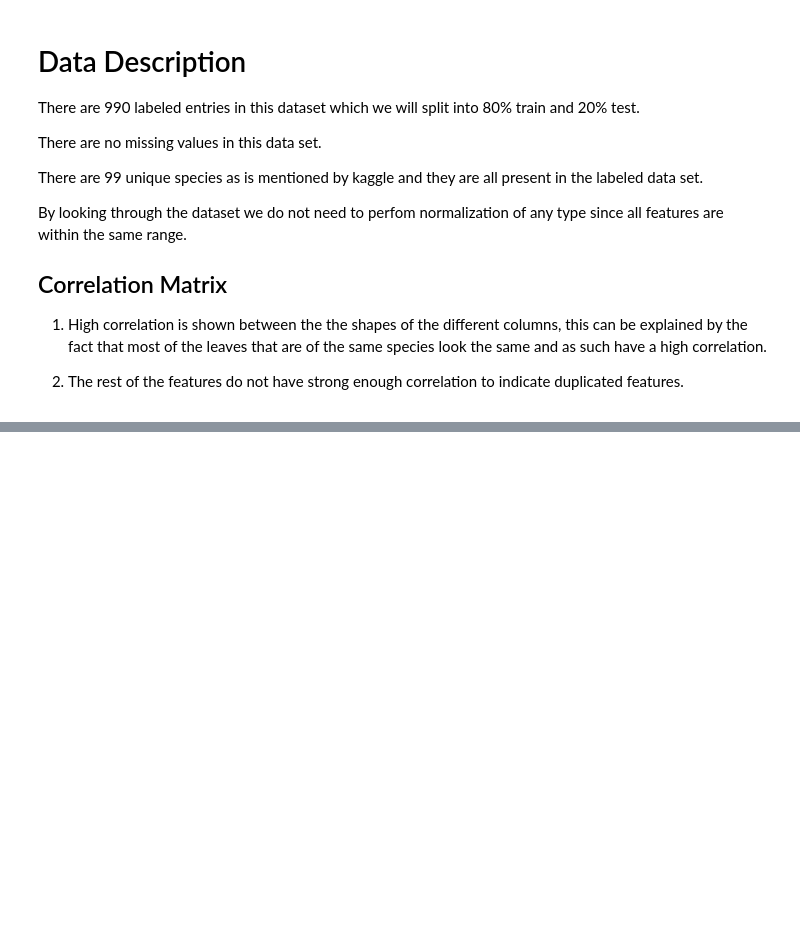
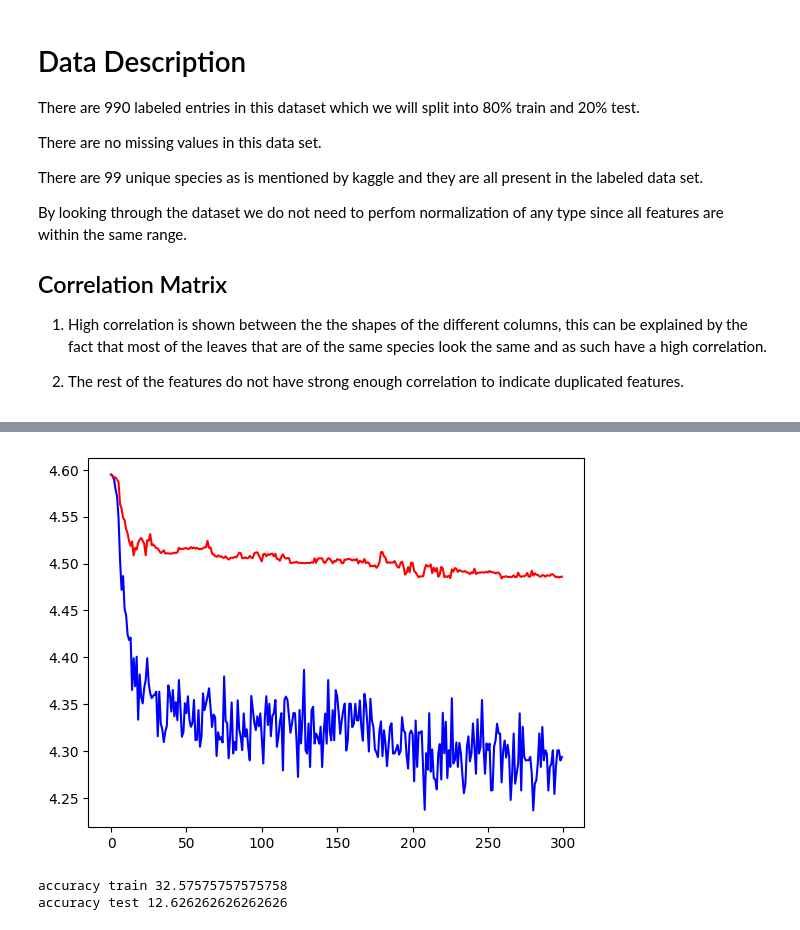
Before and after one commit to a-elhawary/leaf_classifier_cnn, a Jupyter notebook: project.ipynb, the cells around one changed output, grey strips where cells are left out. Cells and saved outputs as stored; diff of their text form; code cells hidden in the pictures; blank space fills up the shorter version.

```diff
--- a/project.ipynb
+++ b/project.ipynb
@@ -271,23 +287,0 @@ Classifier(
-# %%
-def train(model, epochs, batch_size):
-    dataloader = DataLoader(data, batch_size, shuffle=True, num_workers=3, pin_memory=True)
-    opt = torch.optim.Adam(model.parameters(), lr=0.00001)
-    losses = []
-
-    for epoch in range(epochs):
-        print(f"Starting Epoch {epoch + 1}")
-        for images, labels in tqdm(dataloader):
-            images = images.to(device)
-            opt.zero_grad()
-            predictions = model(images)
-            labels = F.one_hot(labels, num_classes=99)
-            loss = predictions - labels
-            loss = loss.sum()
-            loss.backward()
-            opt.step()
-            losses.append(loss)
-        print(f"Loss {loss}")
-
-    return losses
-
-train(classifier, 20, 500)
@@ -295,0 +361,30 @@ Starting Epoch 1
+# %%
+plt.plot(range(len(losses[0])), losses[0], "b")
+plt.plot(range(len(losses[0])), losses[1], "r")
+plt.show()
+# %% [output]
+[figure, added]
+# %%
+def calculateAccuracy(model, set):
+    count = 0
+    total = 0
+    minPredicted = 100
+    maxPredicted = -1
+    with torch.no_grad():
+        for image, label in set:
+            prediction = model(image.unsqueeze(0).to(device))
+            predicted_label = torch.argmax(prediction).item()
+            if predicted_label == label:
+                count = count + 1
+            if minPredicted > predicted_label:
+                minPredicted = predicted_label
+            if maxPredicted < predicted_label:
+                maxPredicted = predicted_label
+            total = total + 1
+    return (count / total) * 100
+
+print(f"accuracy train {calculateAccuracy(classifier, train_set)}")
+print(f"accuracy test {calculateAccuracy(classifier, test_set)}")
+# %% [output]
+accuracy train 32.57575757575758
+accuracy test 12.626262626262626
```
Also changed, not shown: parts of 9 cells of this notebook, 2 other files.
